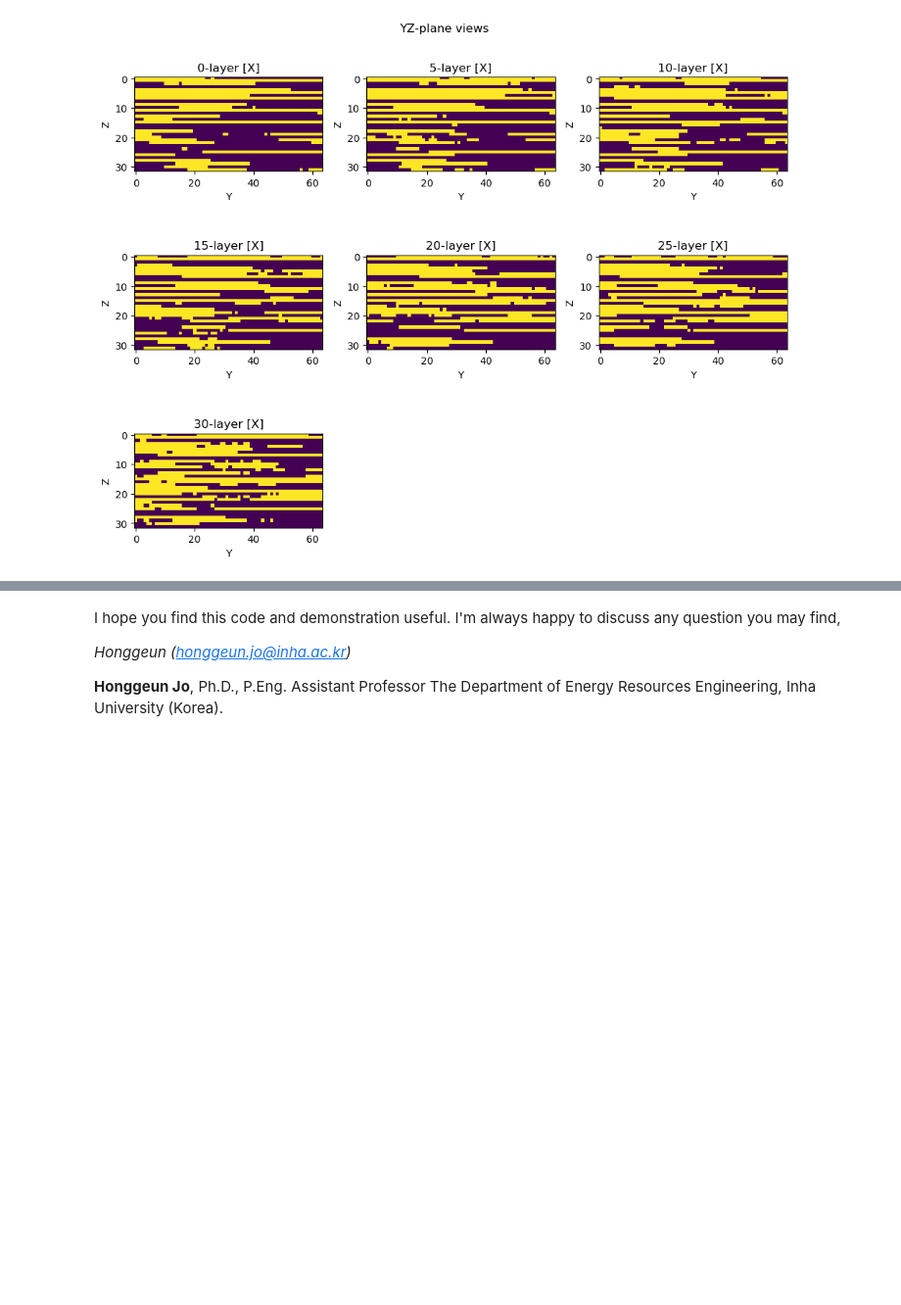
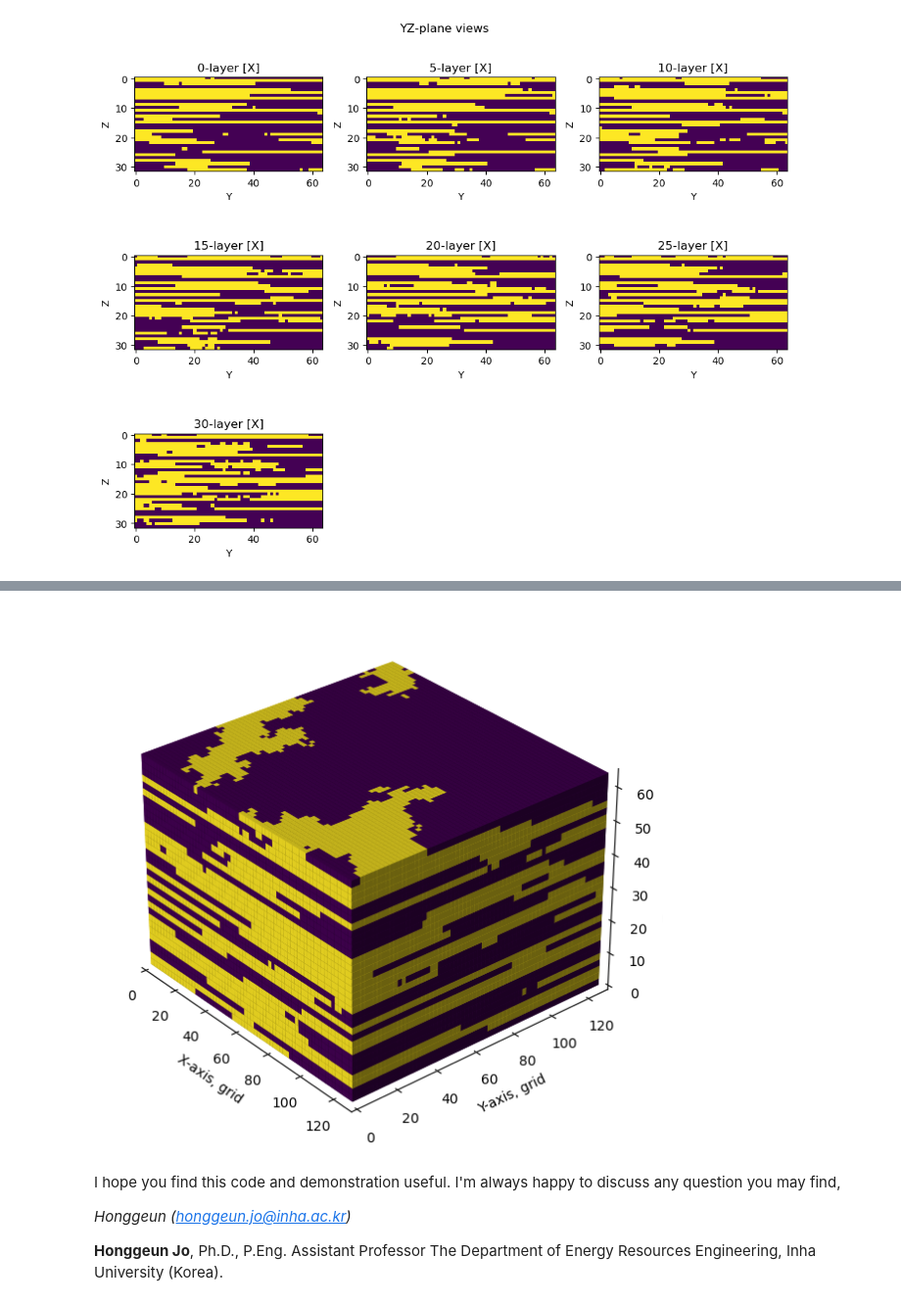
Before and after one commit to geomodeller/KSMER_GeostatsDemo, a Jupyter notebook: GeostatsDemo_3D_visualization.ipynb, the cells around one changed output, grey strips where cells are left out. Shown at 98% size. Cells and saved outputs as stored; diff of their text form; code cells hidden in the pictures; blank space fills up the shorter version.

```diff
--- a/GeostatsDemo_3D_visualization.ipynb
+++ b/GeostatsDemo_3D_visualization.ipynb
@@ -411,3 +421,7 @@ visualize_3D_fence_diagram(sis[0],nx,ny,nz )
+# %%
+visualize_3D_full(sis[0].T,nx,ny,nz,cmap_=cm.viridis)
+# %% [output]
+[figure, added]
 # %% [markdown]
 I hope you find this code and demonstration useful. I'm always happy to discuss any question you may find,
 
```
Also changed, not shown: parts of 2 cells of this notebook.
